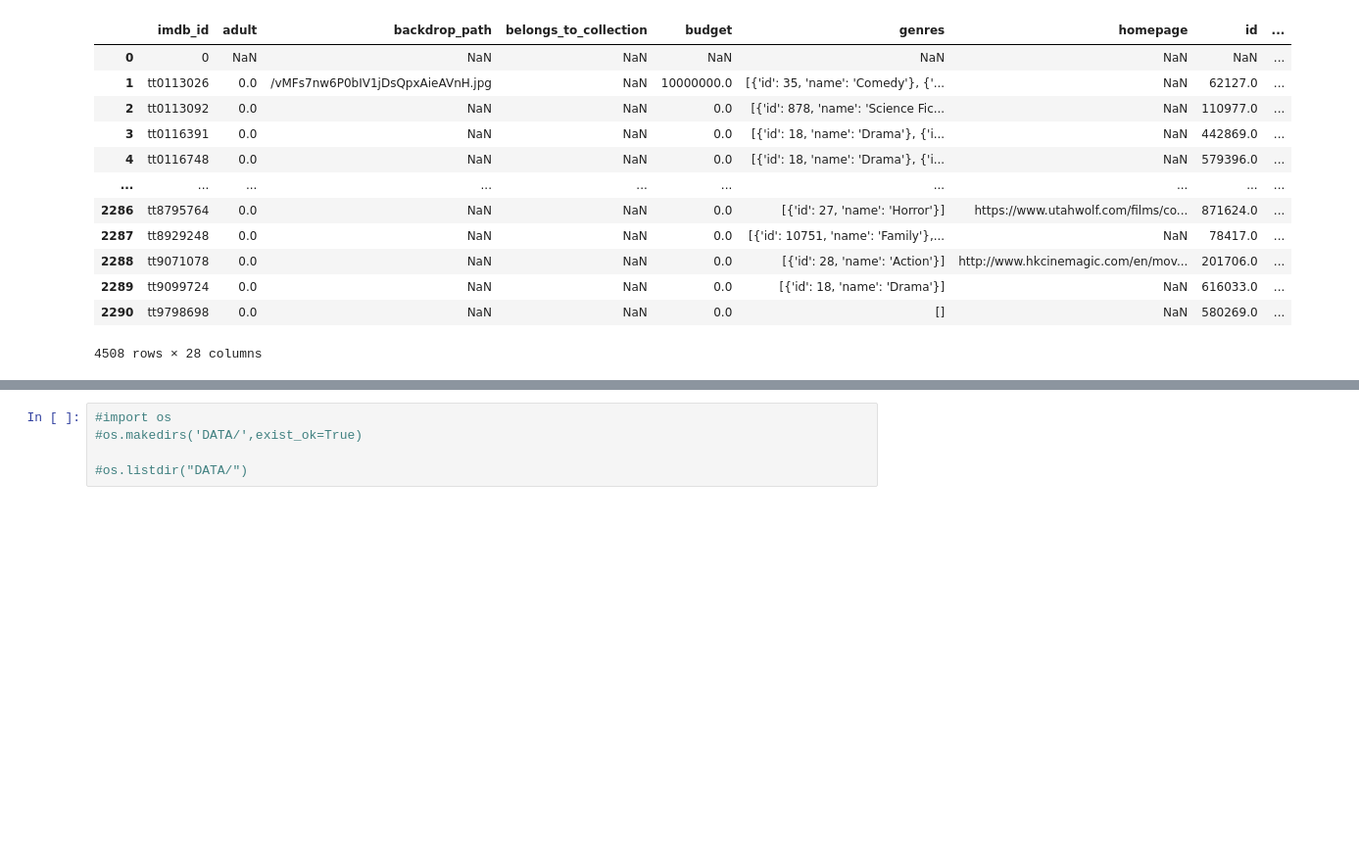
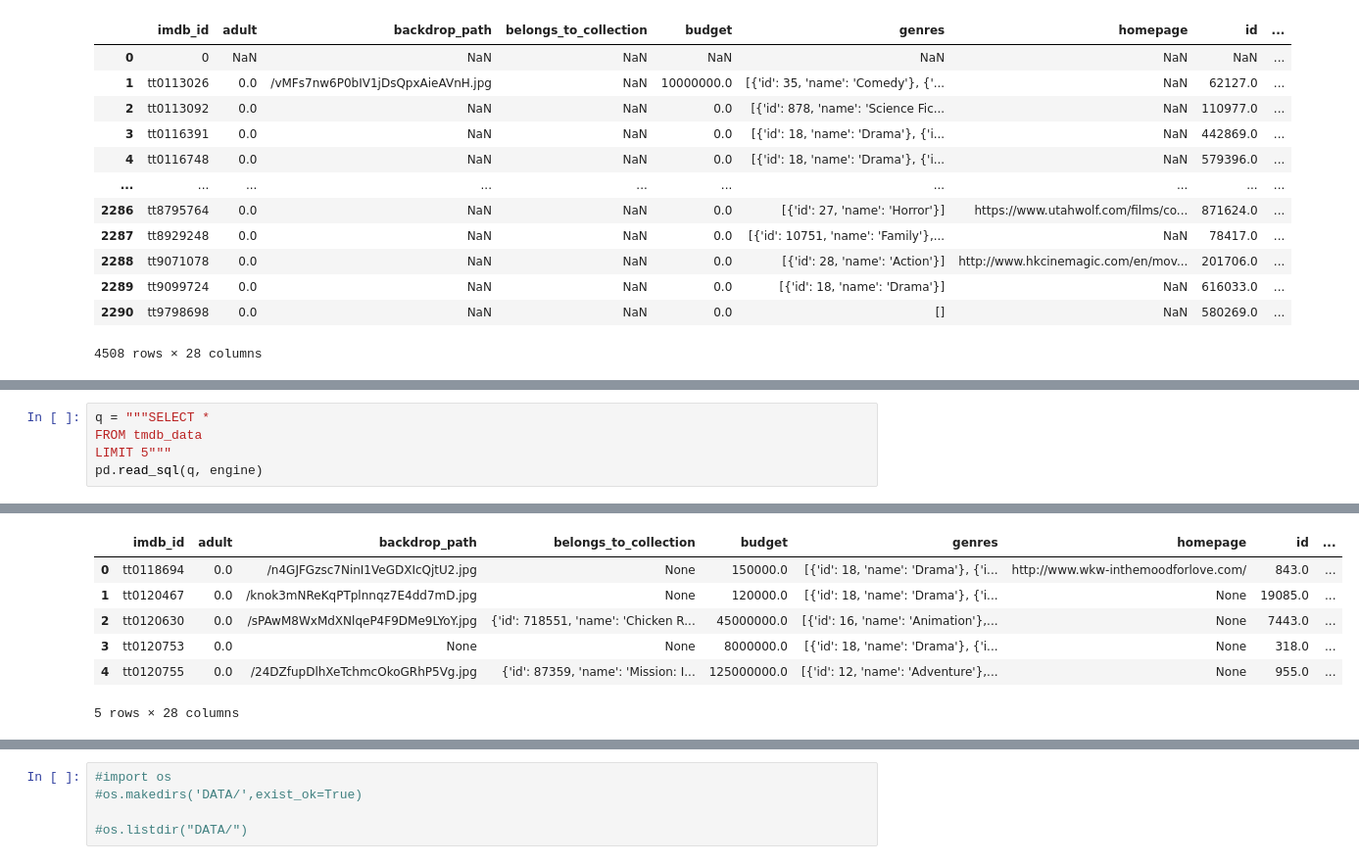
Before and after one commit to AlphaKaba24/Movie_Repo, a Jupyter notebook: Movie_insights.ipynb, the cells around one changed output, grey strips where cells are left out. Shown at 98% size. Drawn from its saved outputs; the diff is of its cells as text; blank space fills up the shorter version.

```diff
--- a/Movie_insights.ipynb
+++ b/Movie_insights.ipynb
@@ -528,0 +852,6 @@ Movies0001_df.to_csv("DATA/tmdb_results_combined.csv.gz",compression='gzip',inde
+# %%
+q = """SELECT *
+FROM tmdb_data
+LIMIT 5"""
+pd.read_sql(q, engine)
+# %% [output]
@@ -528,0 +864,7 @@ Movies0001_df.to_csv("DATA/tmdb_results_combined.csv.gz",compression='gzip',inde
+|  | imdb_id | adult | backdrop_path | belongs_to_collection | budget | genres | homepage | id | ... |
+| 0 | tt0118694 | 0.0 | /n4GJFGzsc7NinI1VeGDXIcQjtU2.jpg | None | 150000.0 | [{'id': 18, 'name': 'Drama'}, {'i... | http://www.wkw-inthemoodforlove.com/ | 843.0 | ... |
+| 1 | tt0120467 | 0.0 | /knok3mNReKqPTplnnqz7E4dd7mD.jpg | None | 120000.0 | [{'id': 18, 'name': 'Drama'}, {'i... | None | 19085.0 | ... |
+| 2 | tt0120630 | 0.0 | /sPAwM8WxMdXNlqeP4F9DMe9LYoY.jpg | {'id': 718551, 'name': 'Chicken R... | 45000000.0 | [{'id': 16, 'name': 'Animation'},... | None | 7443.0 | ... |
+| 3 | tt0120753 | 0.0 | None | None | 8000000.0 | [{'id': 18, 'name': 'Drama'}, {'i... | None | 318.0 | ... |
+| 4 | tt0120755 | 0.0 | /24DZfupDlhXeTchmcOkoGRhP5Vg.jpg | {'id': 87359, 'name': 'Mission: I... | 125000000.0 | [{'id': 12, 'name': 'Adventure'},... | None | 955.0 | ... |
+5 rows × 28 columns
```
Also changed, not shown: parts of 62 cells of this notebook, 1 other file.
